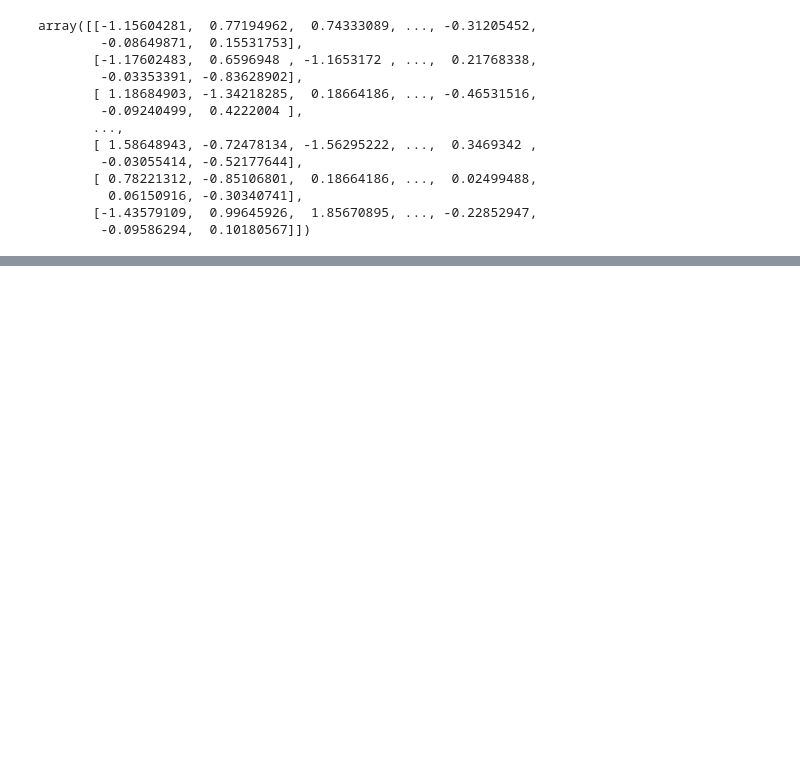
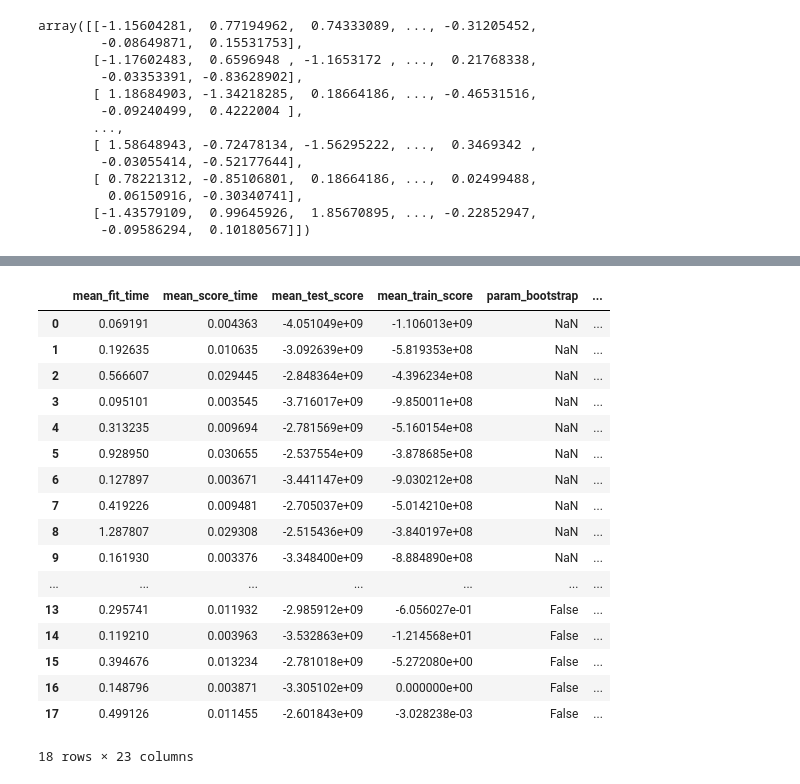
Before and after one commit to yunshuipiao/hands-on-ml-with-sklearn-tf-python3, a Jupyter notebook: 02.ipynb, the cells around one changed output, grey strips where cells are left out. Drawn from its saved outputs; the diff is of its cells as text; code cells hidden in the pictures; blank space fills up the shorter version.

```diff
--- a/02.ipynb
+++ b/02.ipynb
@@ -841,0 +978,3 @@ Pipeline(memory=None,
+# %%
+forest_reg = RandomForestRegressor(random_state=42)
+forest_reg.fit(housing_prepare, housing_labels)
@@ -841,0 +1022,4 @@ Pipeline(memory=None,
+# %%
+svm_reg = SVR(kernel="linear")
+# %%
+svm_reg.fit(housing_prepare, housing_labels)
@@ -841,0 +1039,12 @@ Pipeline(memory=None,
+# %%
+param_grid = [
+    # 尝试 3*4=12中超参数组合
+    {'n_estimators':[3, 10,  30], 'max_features': [2, 4, 6, 8]},
+    # 尝试2*3=6种bootstrap
+    {'bootstrap': [False], 'n_estimators':[3, 10], 'max_features':[2, 3, 4]}
+]
+forest_reg = RandomForestRegressor(random_state=42)
+# train across 5 folds, that's a total of (12+6)*5=90 rounds of training
+grid_search = GridSearchCV(forest_reg, param_grid, cv=5,
+                           scoring='neg_mean_squared_error', return_train_score=True)
+grid_search.fit(housing_prepare, housing_labels)
@@ -841,0 +1100,21 @@ Pipeline(memory=None,
+# %%
+pd.DataFrame(grid_search.cv_results_)
+# %% [output]
+|  | mean_fit_time | mean_score_time | mean_test_score | mean_train_score | param_bootstrap | ... |
+| 0 | 0.069191 | 0.004363 | -4.051049e+09 | -1.106013e+09 | NaN | ... |
+| 1 | 0.192635 | 0.010635 | -3.092639e+09 | -5.819353e+08 | NaN | ... |
+| 2 | 0.566607 | 0.029445 | -2.848364e+09 | -4.396234e+08 | NaN | ... |
+| 3 | 0.095101 | 0.003545 | -3.716017e+09 | -9.850011e+08 | NaN | ... |
+| 4 | 0.313235 | 0.009694 | -2.781569e+09 | -5.160154e+08 | NaN | ... |
+| 5 | 0.928950 | 0.030655 | -2.537554e+09 | -3.878685e+08 | NaN | ... |
+| 6 | 0.127897 | 0.003671 | -3.441147e+09 | -9.030212e+08 | NaN | ... |
+| 7 | 0.419226 | 0.009481 | -2.705037e+09 | -5.014210e+08 | NaN | ... |
+| 8 | 1.287807 | 0.029308 | -2.515436e+09 | -3.840197e+08 | NaN | ... |
+| 9 | 0.161930 | 0.003376 | -3.348400e+09 | -8.884890e+08 | NaN | ... |
+| ... | ... | ... | ... | ... | ... | ... |
+| 13 | 0.295741 | 0.011932 | -2.985912e+09 | -6.056027e-01 | False | ... |
+| 14 | 0.119210 | 0.003963 | -3.532863e+09 | -1.214568e+01 | False | ... |
+| 15 | 0.394676 | 0.013234 | -2.781018e+09 | -5.272080e+00 | False | ... |
+| 16 | 0.148796 | 0.003871 | -3.305102e+09 | 0.000000e+00 | False | ... |
+| 17 | 0.499126 | 0.011455 | -2.601843e+09 | -3.028238e-03 | False | ... |
+18 rows × 23 columns
```
Also changed, not shown: parts of 61 cells of this notebook, 1 other file.
